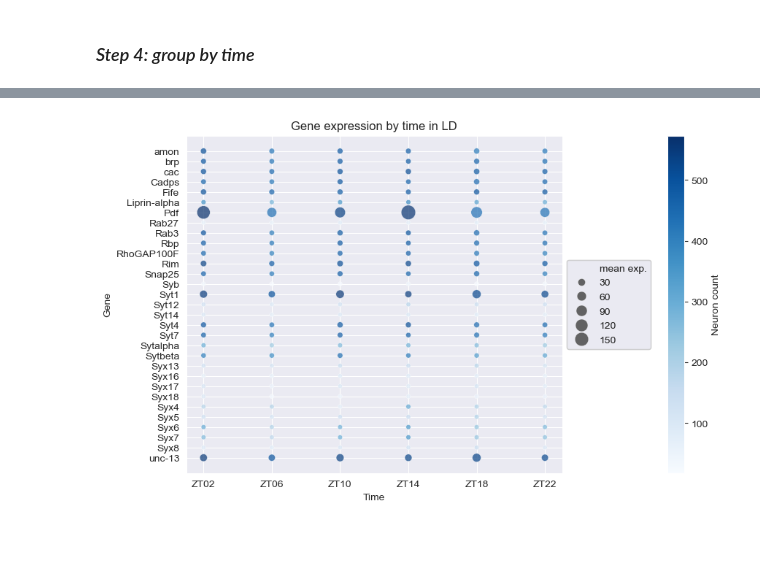
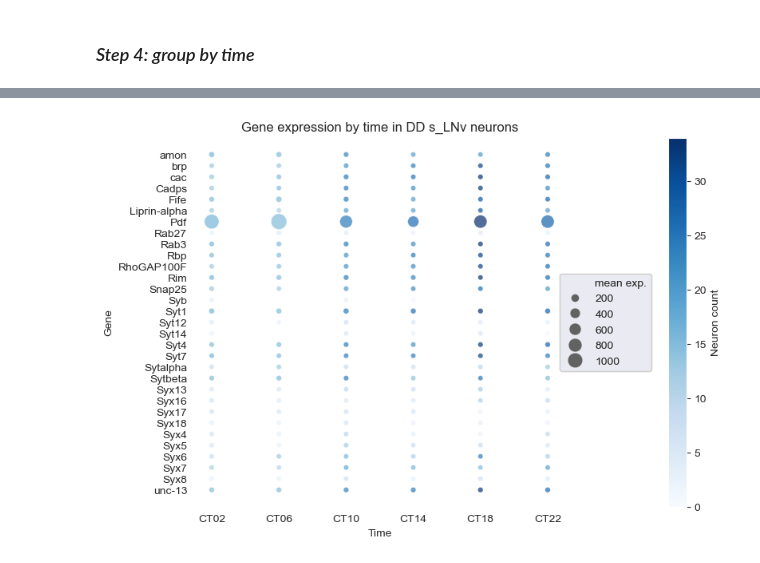
Before and after one commit to gonzagrau/circadian-drosophilia-viewer, a Jupyter notebook: groupby_time.ipynb, the cells around one changed output, grey strips where cells are left out. Cells and saved outputs as stored; diff of their text form; code cells hidden in the pictures; blank space fills up the shorter version.

Commit message:
dotplots and heatmaps by cluster

```diff
--- a/groupby_time.ipynb
+++ b/groupby_time.ipynb
@@ -128,7 +222,7 @@ genexp_df_DD.to_csv('genexp_DD.csv')
 # %% [markdown]
 ### *Step 4: group by time*
 # %%
-genexp_df_LD = pd.read_csv('genexp_LD.csv', index_col=0)
-genexp_df_LD
+s_LNv_DD = pd.read_csv('s_LNv_DD.csv', index_col=0)
+s_LNv_DD.head(10)
 # %% [output]
 |  | amon | brp | cac | Cadps | Fife | Liprin-alpha | Pdf | Rab27 | Rab3 | Rbp | ... |
@@ -147,10 +240,10 @@ genexp_df_LD
 # %%
-count_df = genexp_df_LD[genexp_df_LD != 0]\
-                        .drop(['date', 'experiment'], axis='columns')\
-                        .groupby('exp_time')\
-                        .count().T
+count_df = s_LNv_DD[s_LNv_DD != 0]\
+                    .drop('date', axis='columns')\
+                    .groupby('exp_time')\
+                    .count().T
 # %%
-mean_df = genexp_df_LD\
-                        .drop(['date', 'experiment'], axis='columns')\
-                        .groupby('exp_time')\
-                        .mean().T
+mean_df = s_LNv_DD[s_LNv_DD != 0]\
+                    .drop('date', axis='columns')\
+                    .groupby('exp_time')\
+                    .mean().T
@@ -161,34 +262,34 @@ sns.heatmap(mean_df);
 # %%
 # melt and combine dataframes
 count_melted = count_df.reset_index().melt(id_vars='index', var_name='column', value_name='cell count')
 mean_melted = mean_df.reset_index().melt(id_vars='index', var_name='column', value_name='mean exp.')
 merged_df = pd.merge(count_melted, mean_melted, on=['index', 'column'])
 
 # create dot plot
-fig, ax = plt.subplots(figsize=(10, 6))
+fig, ax = plt.subplots(figsize=(9, 6))
 scatter = sns.scatterplot(data=merged_df, x='column', y='index', size='mean exp.', hue='cell count',
                           palette='Blues', sizes=(20, 200), legend='brief', edgecolor='w', alpha=0.7)
-
+scatter.set(facecolor='white')
 # create a colorbar
 norm = plt.Normalize(count_df.values.min(), count_df.values.max())
 sm = plt.cm.ScalarMappable(cmap="Blues", norm=norm)
 sm.set_array([])
 cbar = plt.colorbar(sm, ax=scatter.axes, pad=0.02)
 cbar.set_label('Neuron count')
 
 # legend with scales
 handles, labels = scatter.get_legend_handles_labels()
 box = scatter.get_position()
 scatter.set_position([box.x0, box.y0, box.width * 0.8, box.height])
 size_legend = plt.legend(handles[-len(mean_df.columns):], labels[-len(mean_df.columns):],
                          loc="center right", bbox_to_anchor=(1.25, 0.5), frameon=True)
 plt.gca().add_artist(size_legend)
 
 # titles and labels
-plt.title('Gene expression by time in LD')
+plt.title('Gene expression by time in DD s_LNv neurons')
 plt.xlabel('Time')
 plt.ylabel('Gene')
-plt.savefig('genexp_LD_dotplot.png')
+plt.savefig('DD_s_LNv_genexp.png')
 plt.show()
 # %% [output]
-[figure, old version]
+[figure, new version]
```
Also changed, not shown: parts of 17 cells of this notebook, 11 other files.
